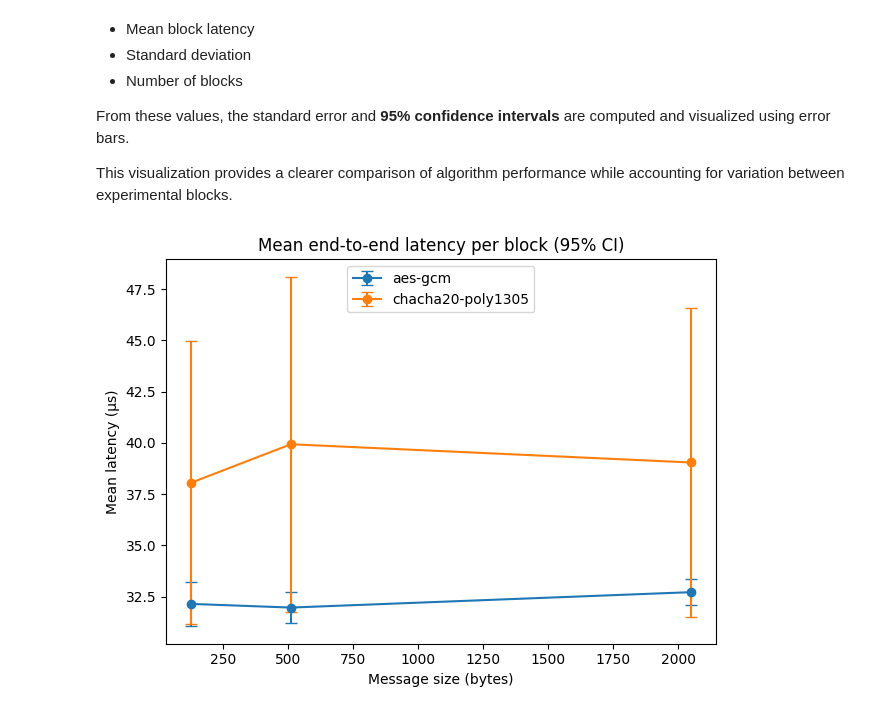
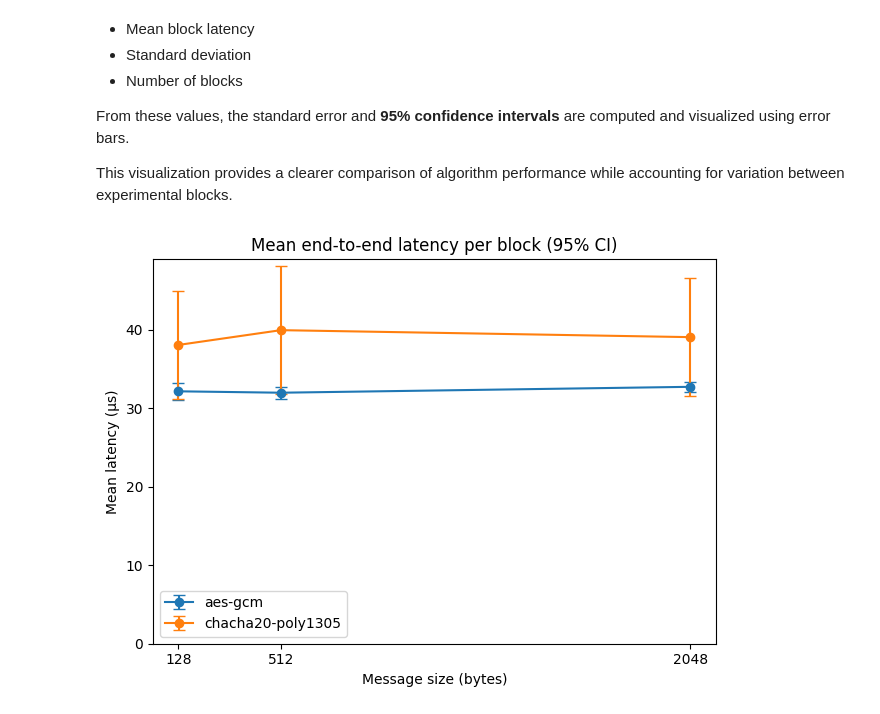
Before and after one commit to HugNil/AES-GCM_vs_ChaCha20-Poly1305, a Jupyter notebook: final_results/analysis.ipynb, the cells around one changed output. Cells and saved outputs as stored; diff of their text form; code cells hidden in the pictures.

Commit message:
Added more potential figures

```diff
--- a/final_results/analysis.ipynb
+++ b/final_results/analysis.ipynb
@@ -254,31 +256,33 @@ This visualization provides a clearer comparison of algorithm performance while
 # %%
 import numpy as np
 import matplotlib.pyplot as plt
 
 # Summarize per algorithm + message size (on block-level)
 g = block_means.groupby(["algorithm", "message_size_bytes"])["block_mean_us"]
 summary_blocks = g.agg(mean="mean", std="std", n="count").reset_index()
 
 summary_blocks["sem"] = summary_blocks["std"] / np.sqrt(summary_blocks["n"])
 summary_blocks["ci95"] = 1.96 * summary_blocks["sem"]
 
 # Draw error bars per algorithm
 for algo in summary_blocks["algorithm"].unique():
     sub = summary_blocks[summary_blocks["algorithm"] == algo].sort_values("message_size_bytes")
     plt.errorbar(
         sub["message_size_bytes"],
         sub["mean"],
         yerr=sub["ci95"],
         marker="o",
         capsize=4,
         label=algo
     )
 
 plt.xlabel("Message size (bytes)")
 plt.ylabel("Mean latency (µs)")
 plt.title("Mean end-to-end latency per block (95% CI)")
+plt.xticks([128, 512, 2048], ["128", "512", "2048"])
+plt.ylim(bottom=0)
 plt.legend()
 plt.tight_layout()
 plt.show()
 # %% [output]
-[figure, old version]
+[figure, new version]
```
Also changed, not shown: parts of 9 cells of this notebook, 1 other file.
